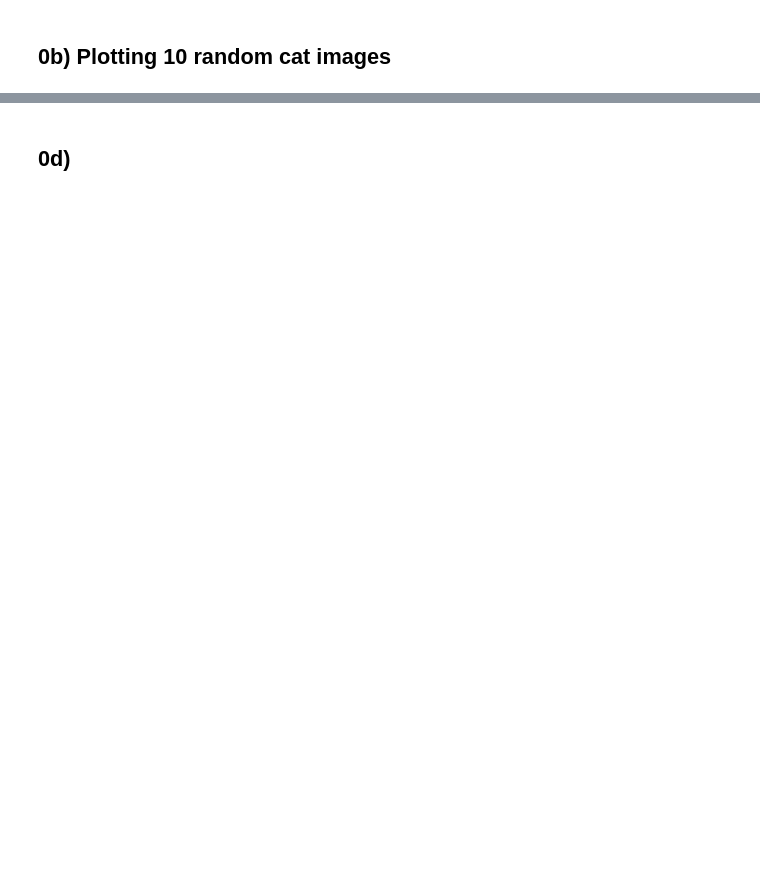
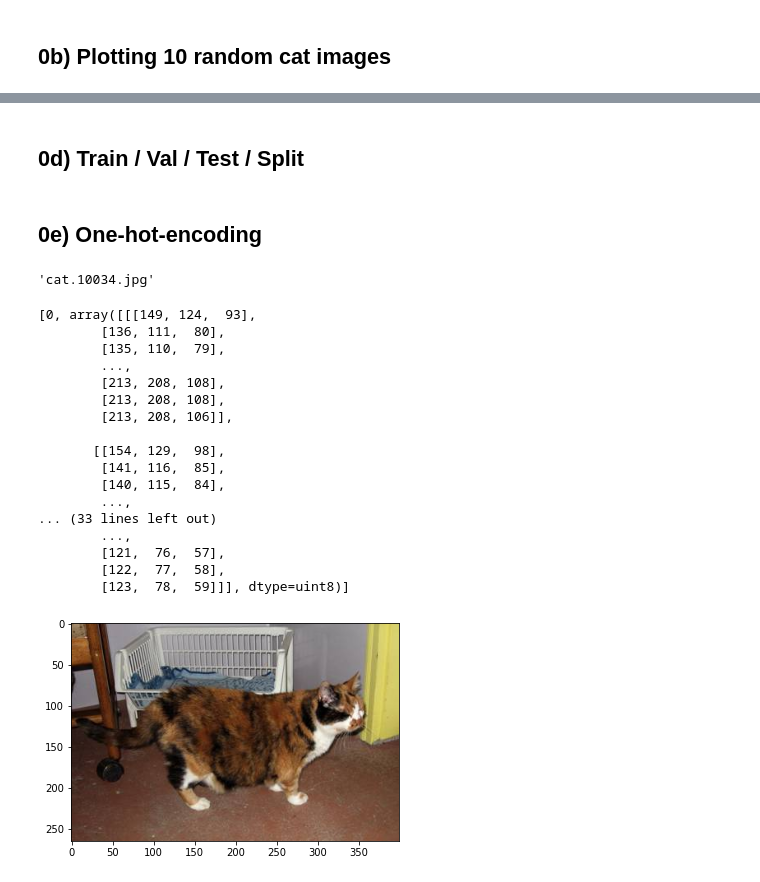
Before and after one commit to FHegardt/Deep_Learning_FH, a Jupyter notebook: Labb1/lab.ipynb, the cells around one changed output, grey strips where cells are left out. Cells and saved outputs as stored; diff of their text form; code cells hidden in the pictures; blank space fills up the shorter version.

Commit message:
created X-train and matrixes

```diff
--- a/Labb1/lab.ipynb
+++ b/Labb1/lab.ipynb
@@ -54,14 +55,63 @@ for i, ax in enumerate(axes.flatten()):
 # %% [markdown]
-## 0d)
+## 0d) Train / Val / Test / Split
 # %%
 import shutil
 
-r = rnd.randint(0,30)
+r = rnd.sample(range(12499), 1250) # This random-list is created without duplicates, so no duplicates of pictures.
 train_path = r"./experiment_small_data/train"
 test_path = r"./experiment_small_data/test"
 val_path = r"./experiment_small_data/val"
-for i in range(800):
-        cat = f"./originaldata/train/train/cat.{i+r}.jpg"
-        dog = f"./originaldata/train/train/dog.{i+r}.jpg"
-        shutil.copy(cat, train_path)
-        shutil.copy(dog, train_path)
+for i in range(1250):
+        train_cat = f"./originaldata/train/train/cat.{r[i]}.jpg"
+        train_dog = f"./originaldata/train/train/dog.{r[i]}.jpg"
+        if i <= 800:
+                end_path = train_path
+        elif i <= 1000:
+                end_path = val_path
+        else:
+                end_path = test_path
+        shutil.copy(train_cat, end_path)
+        shutil.copy(train_dog, end_path)
+# %% [markdown]
+## 0e) One-hot-encoding
+# %%
+import numpy as np
+temporary_train = np.array(os.listdir("./experiment_small_data/train"))
+temporary_test = np.array(os.listdir("./experiment_small_data/test"))
+temporary_val = np.array(os.listdir("./experiment_small_data/val"))
+train_list = []
+test_list = []
+val_list = []
+
+
+temporary_train = np.array(os.listdir("./experiment_small_data/train"))
+for i,_ in enumerate(temporary_train):
+    if temporary_train[i][0:3] == "dog":
+        animal = 1
+    elif temporary_train[i][0:3] == "cat":
+        animal = 0
+    train_list.append([animal, plt.imread(f"./experiment_small_data/train/{temporary_train[i]}")])
+# %% [output]
+'cat.10034.jpg'
+# %%
+plt.imshow(train_list[55][1])
+print(train_list[55])
+# %% [output]
+[0, array([[[149, 124,  93],
+        [136, 111,  80],
+        [135, 110,  79],
+        ...,
+        [213, 208, 108],
+        [213, 208, 108],
+        [213, 208, 106]],
+
+       [[154, 129,  98],
+        [141, 116,  85],
+        [140, 115,  84],
+        ...,
+... (33 lines left out)
+        ...,
+        [121,  76,  57],
+        [122,  77,  58],
+        [123,  78,  59]]], dtype=uint8)]
+[figure, added]
```
Also changed, not shown: parts of 2 cells of this notebook.
